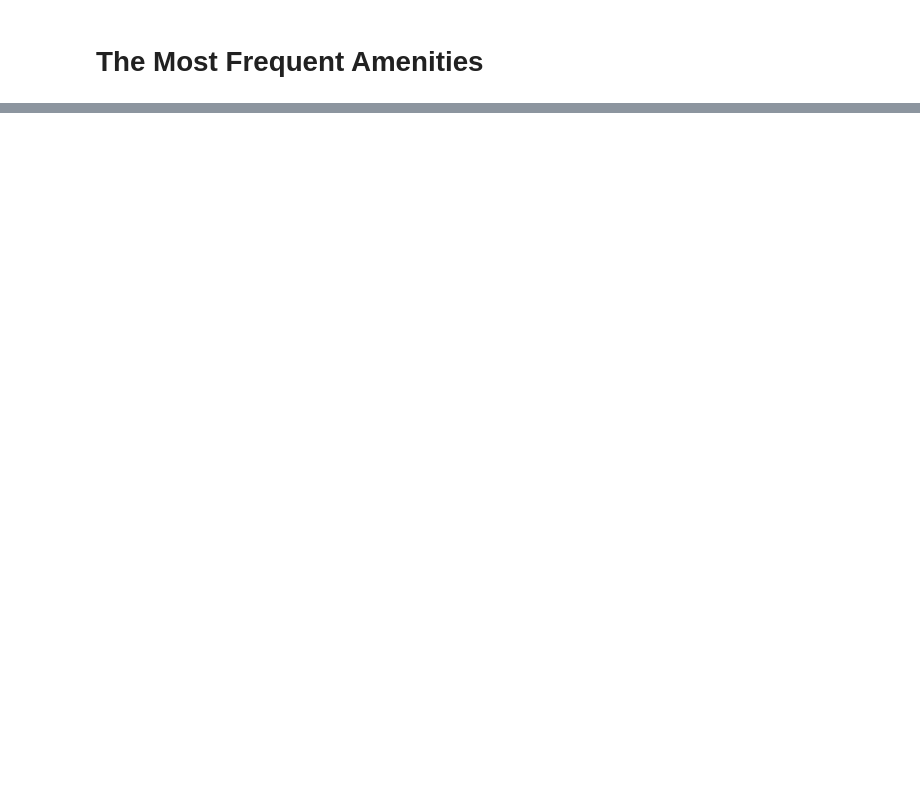
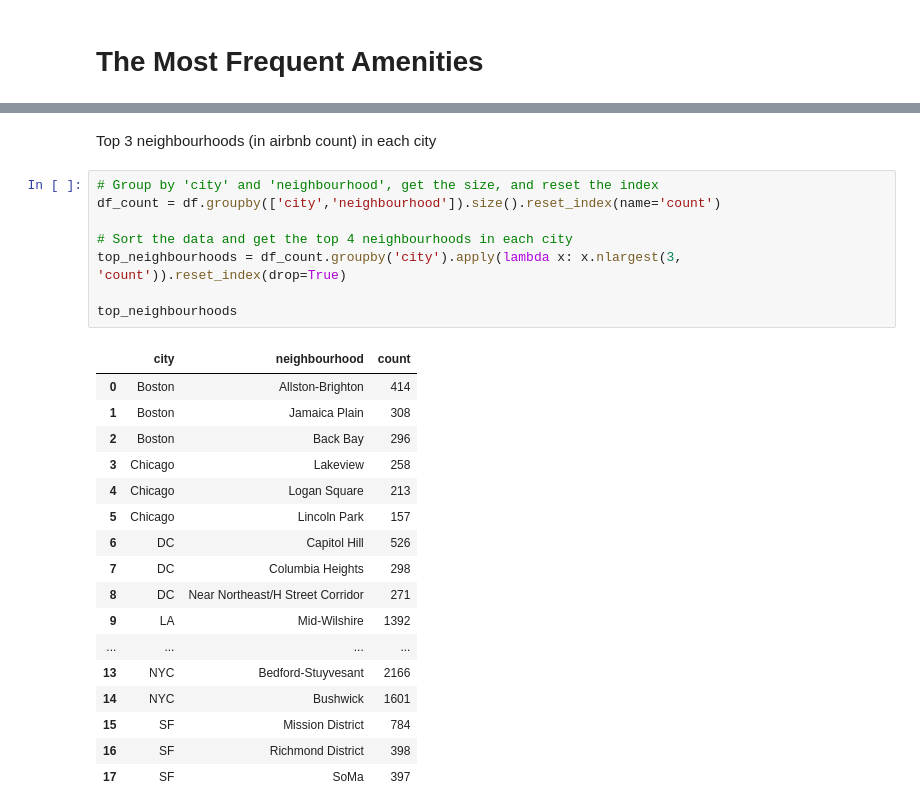
Before and after one commit to oamin12/Big-Data-Analysis-Project, a Jupyter notebook: reviewsanalysis.ipynb, the cells around one changed output, grey strips where cells are left out. Drawn from its saved outputs; the diff is of its cells as text; blank space fills up the shorter version.

```diff
--- a/reviewsanalysis.ipynb
+++ b/reviewsanalysis.ipynb
@@ -109,0 +120,28 @@ plt.show()
+# %% [markdown]
+Top 3 neighbourhoods (in airbnb count) in each city
+# %%
+# Group by 'city' and 'neighbourhood', get the size, and reset the index
+df_count = df.groupby(['city','neighbourhood']).size().reset_index(name='count')
+
+# Sort the data and get the top 4 neighbourhoods in each city
+top_neighbourhoods = df_count.groupby('city').apply(lambda x: x.nlargest(3, 'count')).reset_index(drop=True)
+
+top_neighbourhoods
+# %% [output]
+|  | city | neighbourhood | count |
+| 0 | Boston | Allston-Brighton | 414 |
+| 1 | Boston | Jamaica Plain | 308 |
+| 2 | Boston | Back Bay | 296 |
+| 3 | Chicago | Lakeview | 258 |
+| 4 | Chicago | Logan Square | 213 |
+| 5 | Chicago | Lincoln Park | 157 |
+| 6 | DC | Capitol Hill | 526 |
+| 7 | DC | Columbia Heights | 298 |
+| 8 | DC | Near Northeast/H Street Corridor | 271 |
+| 9 | LA | Mid-Wilshire | 1392 |
+| ... | ... | ... | ... |
+| 13 | NYC | Bedford-Stuyvesant | 2166 |
+| 14 | NYC | Bushwick | 1601 |
+| 15 | SF | Mission District | 784 |
+| 16 | SF | Richmond District | 398 |
+| 17 | SF | SoMa | 397 |
```
Also changed, not shown: parts of 30 cells of this notebook.
